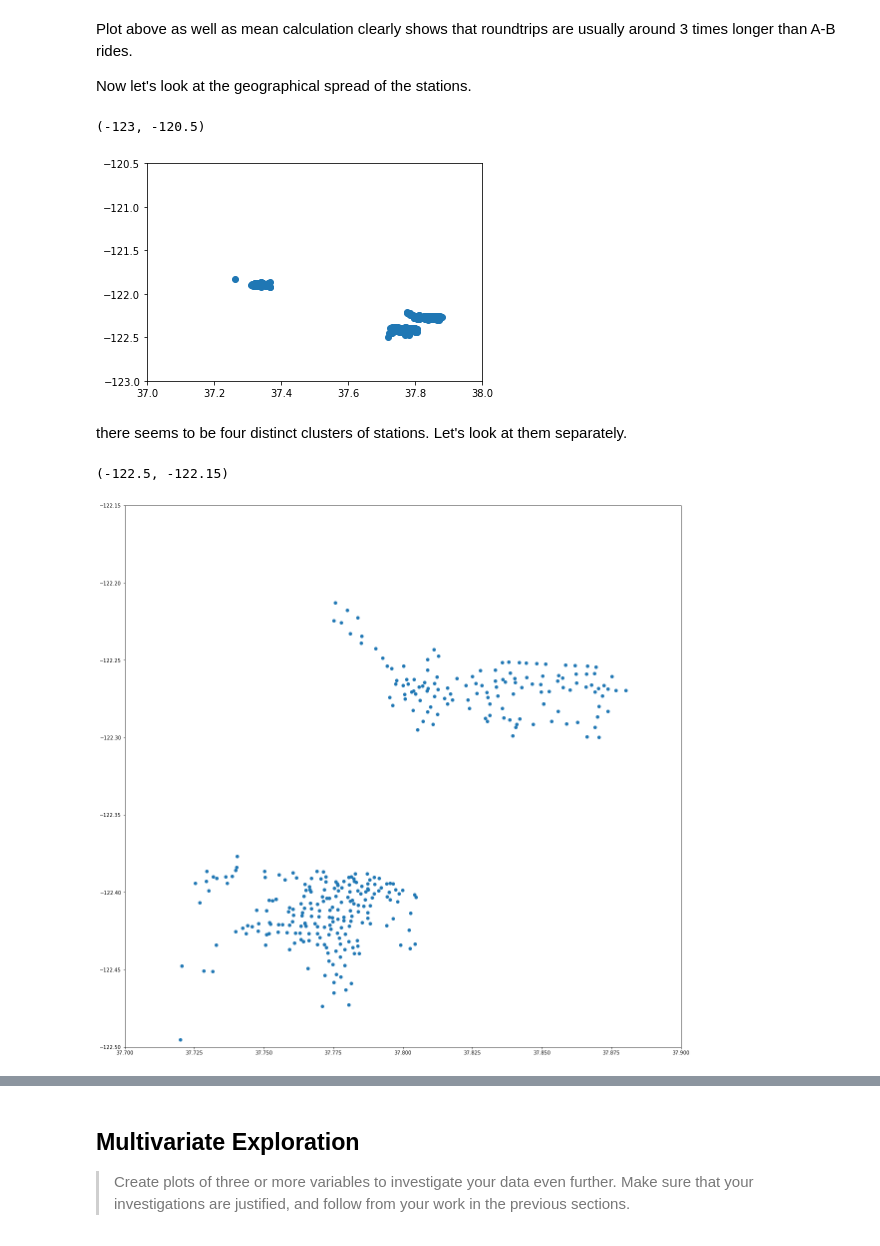
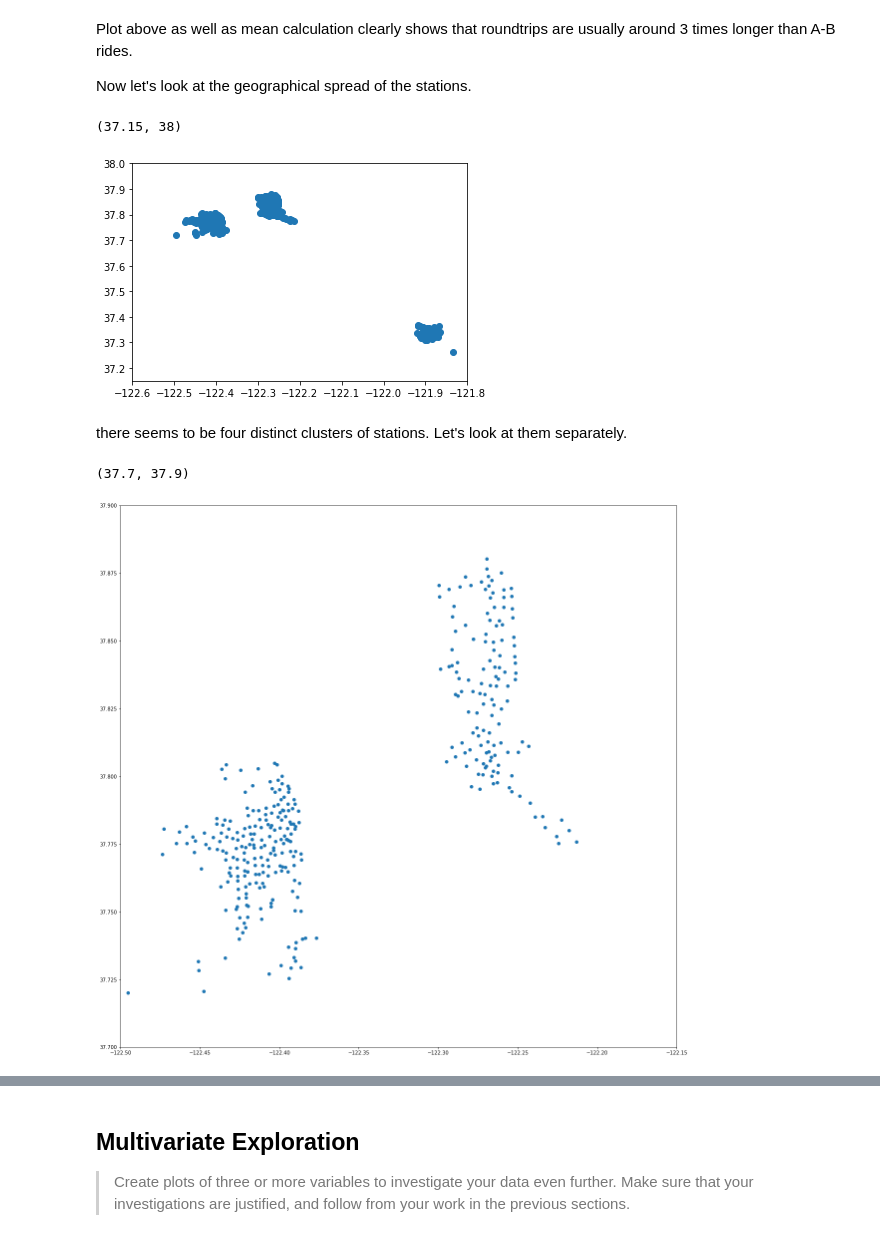
Before and after one commit to s8/udacity-DAND-part_05, a Jupyter notebook: exploration_gobike.ipynb, the cells around one changed output, grey strips where cells are left out. Cells and saved outputs as stored; diff of their text form; code cells hidden in the pictures.

```diff
--- a/exploration_gobike.ipynb
+++ b/exploration_gobike.ipynb
@@ -207,3 +209,9 @@ Index(['station_id', 'latitude', 'longitude', 'name'], dtype='object')
+# %%
+df_stations_clean['starts'] = df_rides.groupby('start_station_id', as_index=False).agg( 'count')['bike_id']
+df_stations_clean['ends'] = df_rides.groupby('end_station_id', as_index=False).agg('count')['bike_id']
+
+df_stations_clean['starts'] = df_stations_clean['starts'].fillna(0).astype(float)
+df_stations_clean['ends'] = df_stations_clean['ends'].fillna(0).astype(float)
 # %%
 df_stations_clean.head()
 # %% [output]
@@ -444,21 +513,21 @@ Plot above as well as mean calculation clearly shows that roundtrips are usually
 
 Now let's look at the geographical spread of the stations.
 # %%
-plt.scatter(data = df_stations_clean, x = 'latitude', y = 'longitude', )
-plt.xlim(37,38)
-plt.ylim(-123,-120.5)
+plt.scatter(data = df_stations_clean, x = 'longitude', y = 'latitude', )
+plt.xlim(-122.6,-121.8)
+plt.ylim(37.15,38)
 # %% [output]
-(-123, -120.5)
+(37.15, 38)
-[figure, old version]
+[figure, new version]
 # %% [markdown]
 there seems to be four distinct clusters of stations. Let's look at them separately.
 # %%
-# South-West clusters
+# San Francisco and Berkeley
 plt.figure(figsize=(20,20))
-plt.scatter(data = df_stations_clean, x = 'latitude', y = 'longitude', )
-plt.xlim(37.7,37.9)
-plt.ylim(-122.5,-122.15)
+plt.scatter(data = df_stations_clean, x = 'longitude', y = 'latitude', )
+plt.xlim(-122.5,-122.15)
+plt.ylim(37.7,37.9)
 # %% [output]
-(-122.5, -122.15)
+(37.7, 37.9)
-[figure, old version]
+[figure, new version]
 # %%
```
Also changed, not shown: parts of 36 cells of this notebook, 3 other files.
